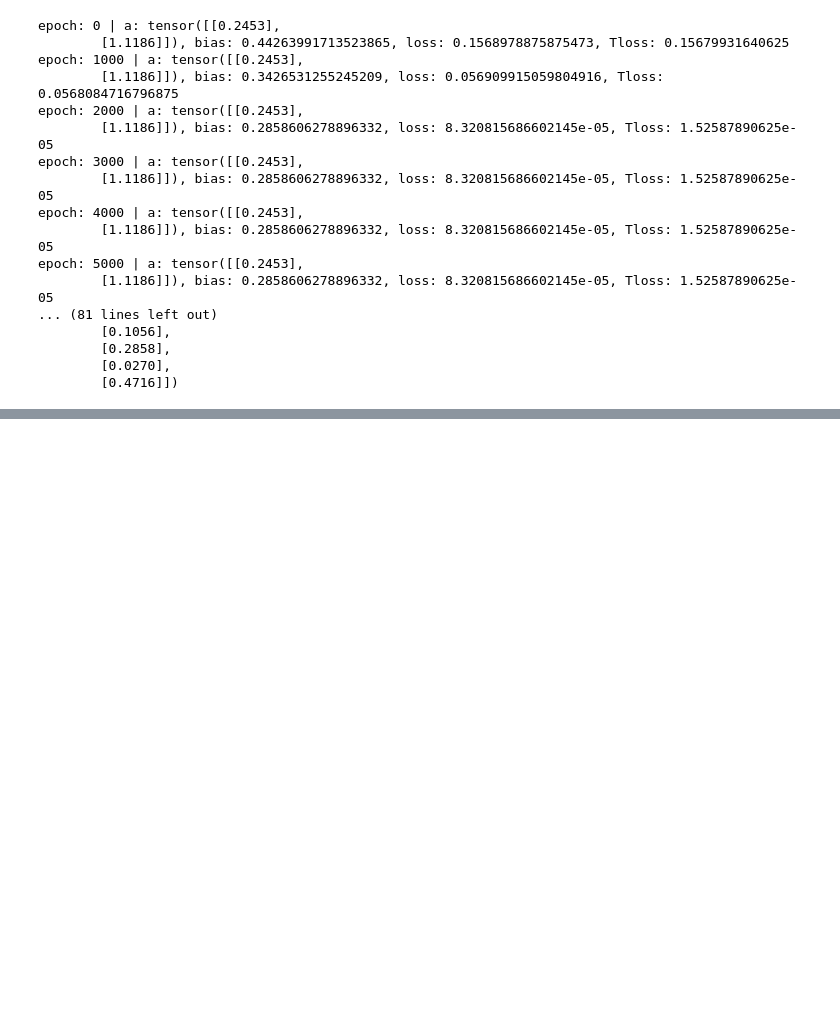
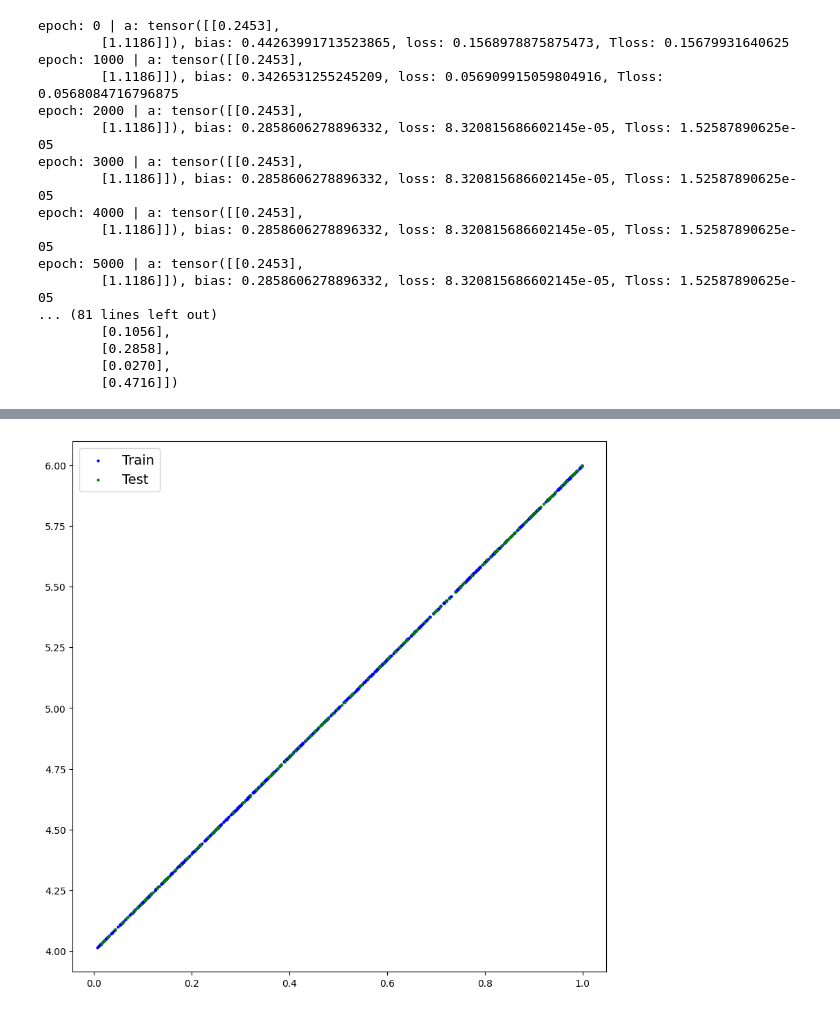
Before and after one commit to GiovanniRaseraF/cpp, a Jupyter notebook: pytorch/code/03_Workflow.ipynb, the cells around one changed output, grey strips where cells are left out. Drawn from its saved outputs; the diff is of its cells as text; code cells hidden in the pictures; blank space fills up the shorter version.

```diff
--- a/pytorch/code/03_Workflow.ipynb
+++ b/pytorch/code/03_Workflow.ipynb
@@ -759,0 +773,9 @@ epoch: 5000 | a: tensor([[0.2453],
+# %%
+# Create the data
+S = 1000
+X = torch.rand(size = (1000, 1), dtype=torch.float)
+print(f"X.size(): {X.size()}, {X[:4]}")
+w = 2
+b = 4
+Y = X * w + b
+print(f"Y.size(): {Y.size()}, {Y[:4]}")
@@ -759,0 +791,32 @@ epoch: 5000 | a: tensor([[0.2453],
+# %%
+# Splitting
+split_index = int(0.8 * len(X))
+X_train = X[:split_index]
+Y_train = Y[:split_index]
+X_test = X[split_index:]
+Y_test = Y[split_index:]
+# %%
+# Plotting
+def pp(train_data, train_labels, test_data, test_labels, predictions = None):
+    train_data = train_data.cpu()
+    train_labels = train_labels.cpu()
+    test_data = test_data.cpu()
+    test_labels = test_labels.cpu()
+
+    plt.figure(figsize=(10, 10))
+
+    # plotting the train and test
+    plt.scatter(train_data, train_labels, c="b", s=4, label="Train")
+    plt.scatter(test_data, test_labels, c="g", s=4, label="Test")
+
+    # predictions
+    if predictions != None:
+        predictions = predictions.cpu()
+        plt.scatter(test_data, predictions, c="r", s=5, label="Predictions")
+
+    plt.legend(prop={"size" : 14})
+# %%
+# Plot the data
+pp(X_train, Y_train, X_test, Y_test, None)
+# %% [output]
+[figure, added]
```
Also changed, not shown: parts of 5 cells of this notebook, 1 other file.
